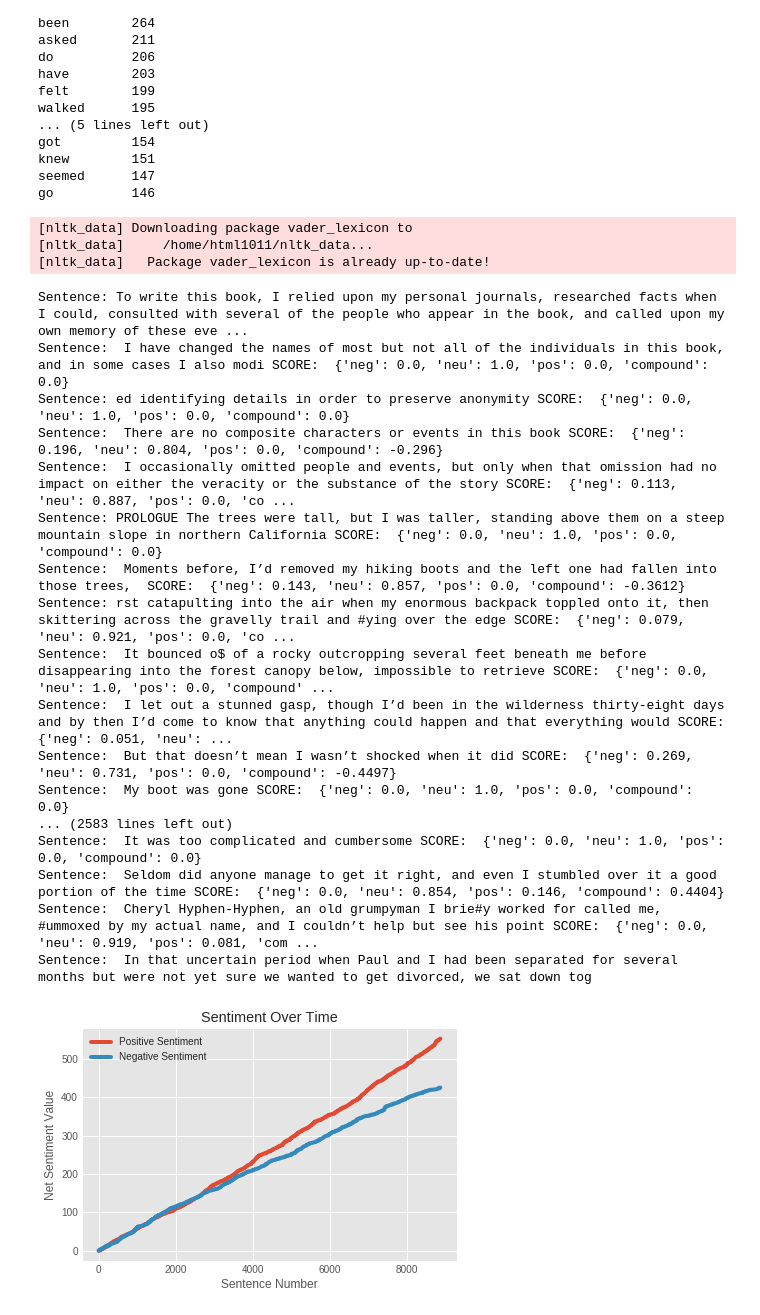
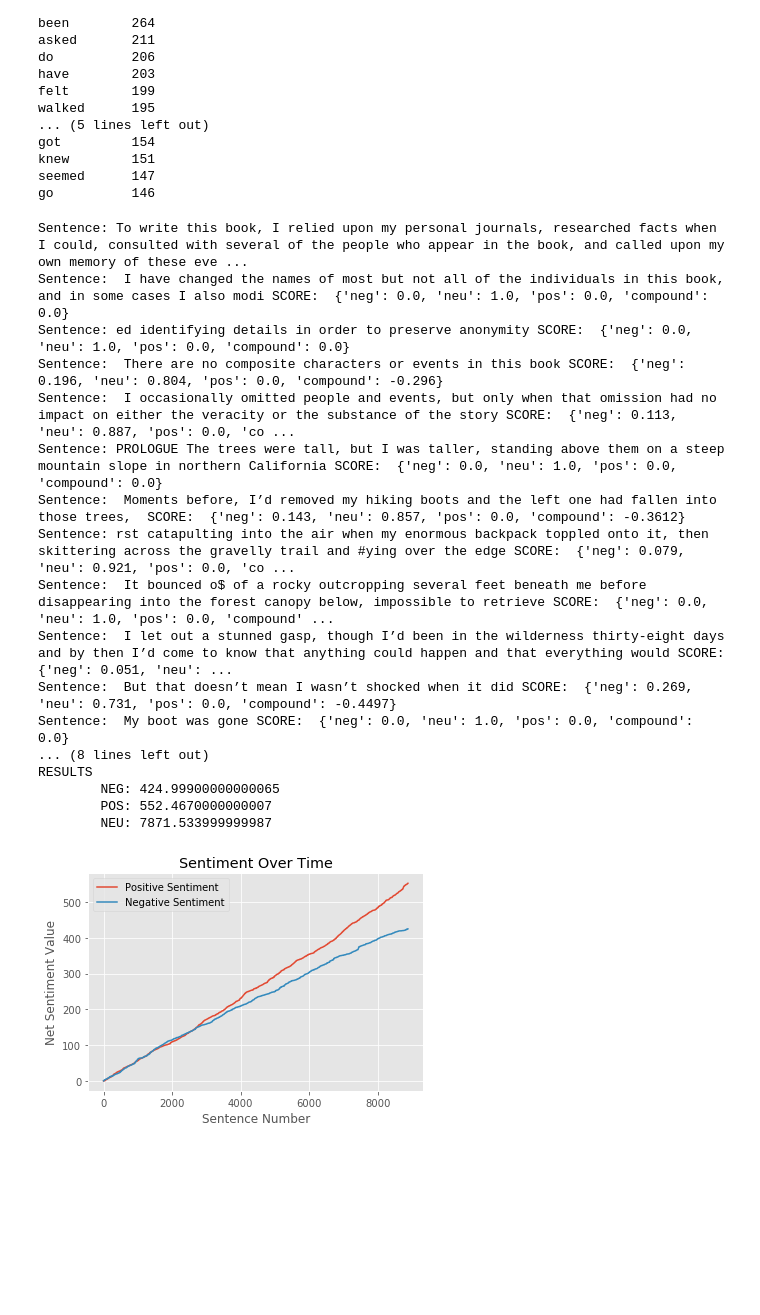
Before and after one commit to html1101/NLP-Analysis, a Jupyter notebook: visualizations.ipynb, the cells around one changed output. Cells and saved outputs as stored; diff of their text form; code cells hidden in the pictures; blank space fills up the shorter version.

```diff
--- a/visualizations.ipynb
+++ b/visualizations.ipynb
@@ -348,52 +350,53 @@ sia = SentimentIntensityAnalyzer()
 # Neg, Neu, and Pos range from 0-1, compound from -1 to 1
 net_neg = 0
 net_neu = 0
 net_pos = 0
 
 # Map the changes in positive and negative over time
 map_change_neg = []
 map_change_pos = []
 
 # Go through each sentence + analyze sentiment(VADER isn't designed for long texts)
+first_count = 0
 for i in content_sentences:
     scores = sia.polarity_scores(i)
-    print(F"Sentence: {i} SCORE: ", scores)
+    # Print score of first 30 sentences
+    if first_count < 20:
+        print(F"Sentence: {i} SCORE: ", scores)
     net_neg += scores['neg']
     net_neu += scores['neu']
     net_pos += scores['pos']
     map_change_neg.append(net_neg)
     map_change_pos.append(net_pos)
+    first_count += 1
 
 print(F"RESULTS\n\tNEG: {net_neg}\n\tPOS: {net_pos}\n\tNEU: {net_neu}")
 
 # Now look at the change of these scores over time.
 pos_sent, = plt.plot(map_change_pos, label="Positive Sentiment")
 neg_sent, = plt.plot(map_change_neg, label="Negative Sentiment")
 plt.legend([pos_sent, neg_sent], ["Positive Sentiment", "Negative Sentiment"])
 
 plt.xlabel("Sentence Number")
 plt.ylabel("Net Sentiment Value")
 plt.title("Sentiment Over Time")
 plt.show()
 # %% [output]
-[nltk_data] Downloading package vader_lexicon to
-[nltk_data]     /home/html1011/nltk_data...
-[nltk_data]   Package vader_lexicon is already up-to-date!
+Sentence: To write this book, I relied upon my personal journals, researched facts when I could, consulted with several of the people who appear in the book, and called upon my own memory of these eve ...
+Sentence:  I have changed the names of most but not all of the individuals in this book, and in some cases I also modi SCORE:  {'neg': 0.0, 'neu': 1.0, 'pos': 0.0, 'compound': 0.0}
+Sentence: ed identifying details in order to preserve anonymity SCORE:  {'neg': 0.0, 'neu': 1.0, 'pos': 0.0, 'compound': 0.0}
+Sentence:  There are no composite characters or events in this book SCORE:  {'neg': 0.196, 'neu': 0.804, 'pos': 0.0, 'compound': -0.296}
+Sentence:  I occasionally omitted people and events, but only when that omission had no impact on either the veracity or the substance of the story SCORE:  {'neg': 0.113, 'neu': 0.887, 'pos': 0.0, 'co ...
+Sentence: PROLOGUE The trees were tall, but I was taller, standing above them on a steep mountain slope in northern California SCORE:  {'neg': 0.0, 'neu': 1.0, 'pos': 0.0, 'compound': 0.0}
+Sentence:  Moments before, I’d removed my hiking boots and the left one had fallen into those trees,  SCORE:  {'neg': 0.143, 'neu': 0.857, 'pos': 0.0, 'compound': -0.3612}
+Sentence: rst catapulting into the air when my enormous backpack toppled onto it, then skittering across the gravelly trail and #ying over the edge SCORE:  {'neg': 0.079, 'neu': 0.921, 'pos': 0.0, 'co ...
+Sentence:  It bounced o$ of a rocky outcropping several feet beneath me before disappearing into the forest canopy below, impossible to retrieve SCORE:  {'neg': 0.0, 'neu': 1.0, 'pos': 0.0, 'compound' ...
+Sentence:  I let out a stunned gasp, though I’d been in the wilderness thirty-eight days and by then I’d come to know that anything could happen and that everything would SCORE:  {'neg': 0.051, 'neu': ...
+Sentence:  But that doesn’t mean I wasn’t shocked when it did SCORE:  {'neg': 0.269, 'neu': 0.731, 'pos': 0.0, 'compound': -0.4497}
+Sentence:  My boot was gone SCORE:  {'neg': 0.0, 'neu': 1.0, 'pos': 0.0, 'compound': 0.0}
+... (8 lines left out)
+RESULTS
+        NEG: 424.99900000000065
+        POS: 552.4670000000007
+        NEU: 7871.533999999987
-Sentence: To write this book, I relied upon my personal journals, researched facts when I could, consulted with several of the people who appear in the book, and called upon my own memory of these eve ...
-Sentence:  I have changed the names of most but not all of the individuals in this book, and in some cases I also modi SCORE:  {'neg': 0.0, 'neu': 1.0, 'pos': 0.0, 'compound': 0.0}
-Sentence: ed identifying details in order to preserve anonymity SCORE:  {'neg': 0.0, 'neu': 1.0, 'pos': 0.0, 'compound': 0.0}
-Sentence:  There are no composite characters or events in this book SCORE:  {'neg': 0.196, 'neu': 0.804, 'pos': 0.0, 'compound': -0.296}
-Sentence:  I occasionally omitted people and events, but only when that omission had no impact on either the veracity or the substance of the story SCORE:  {'neg': 0.113, 'neu': 0.887, 'pos': 0.0, 'co ...
-Sentence: PROLOGUE The trees were tall, but I was taller, standing above them on a steep mountain slope in northern California SCORE:  {'neg': 0.0, 'neu': 1.0, 'pos': 0.0, 'compound': 0.0}
-Sentence:  Moments before, I’d removed my hiking boots and the left one had fallen into those trees,  SCORE:  {'neg': 0.143, 'neu': 0.857, 'pos': 0.0, 'compound': -0.3612}
-Sentence: rst catapulting into the air when my enormous backpack toppled onto it, then skittering across the gravelly trail and #ying over the edge SCORE:  {'neg': 0.079, 'neu': 0.921, 'pos': 0.0, 'co ...
-Sentence:  It bounced o$ of a rocky outcropping several feet beneath me before disappearing into the forest canopy below, impossible to retrieve SCORE:  {'neg': 0.0, 'neu': 1.0, 'pos': 0.0, 'compound' ...
-Sentence:  I let out a stunned gasp, though I’d been in the wilderness thirty-eight days and by then I’d come to know that anything could happen and that everything would SCORE:  {'neg': 0.051, 'neu': ...
-Sentence:  But that doesn’t mean I wasn’t shocked when it did SCORE:  {'neg': 0.269, 'neu': 0.731, 'pos': 0.0, 'compound': -0.4497}
-Sentence:  My boot was gone SCORE:  {'neg': 0.0, 'neu': 1.0, 'pos': 0.0, 'compound': 0.0}
-... (2583 lines left out)
-Sentence:  It was too complicated and cumbersome SCORE:  {'neg': 0.0, 'neu': 1.0, 'pos': 0.0, 'compound': 0.0}
-Sentence:  Seldom did anyone manage to get it right, and even I stumbled over it a good portion of the time SCORE:  {'neg': 0.0, 'neu': 0.854, 'pos': 0.146, 'compound': 0.4404}
-Sentence:  Cheryl Hyphen-Hyphen, an old grumpyman I brie#y worked for called me, #ummoxed by my actual name, and I couldn’t help but see his point SCORE:  {'neg': 0.0, 'neu': 0.919, 'pos': 0.081, 'com ...
-Sentence:  In that uncertain period when Paul and I had been separated for several months but were not yet sure we wanted to get divorced, we sat down tog
-[figure, old version]
+[figure, new version]
```
Also changed, not shown: parts of 10 cells of this notebook, 12 other files.
